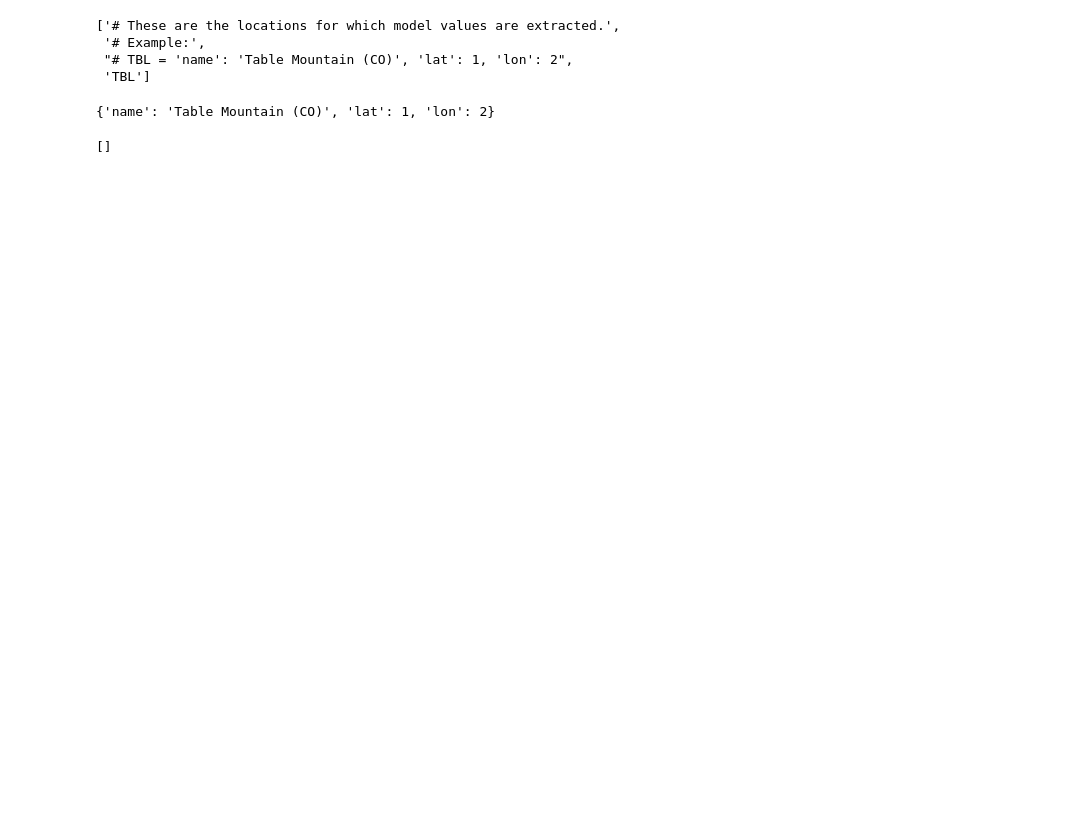
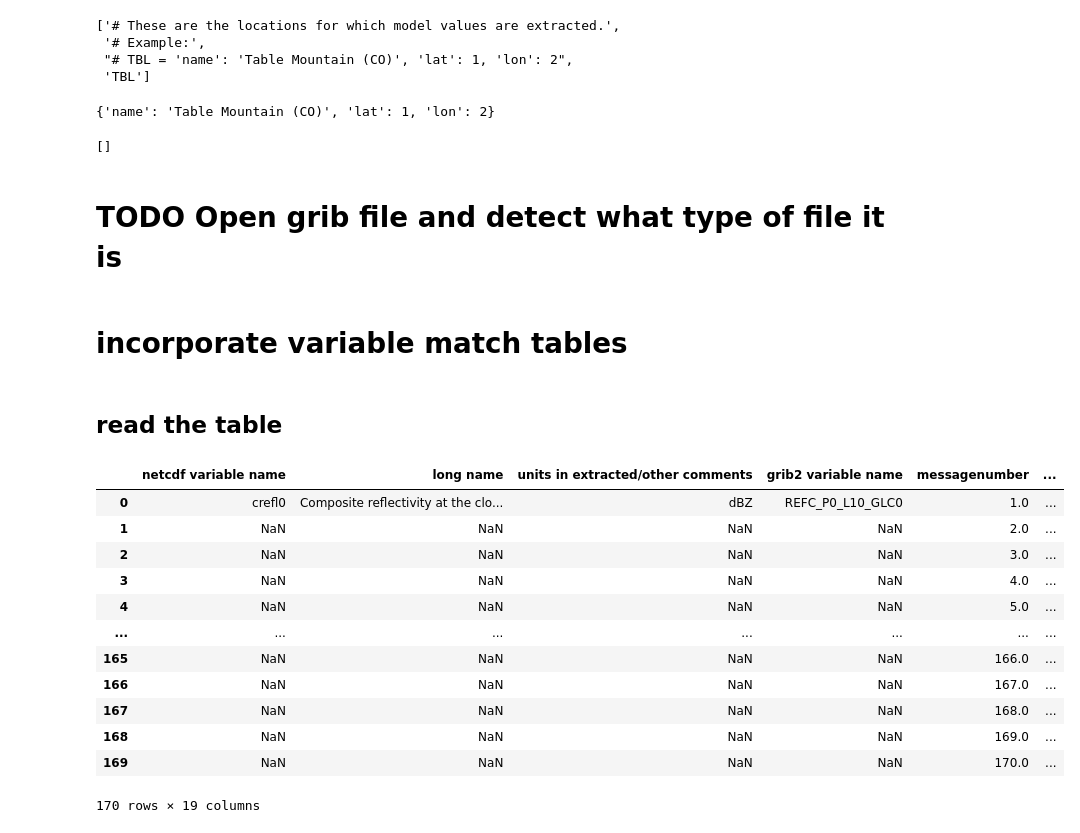
Before and after one commit to hagne/hrrr_sraper, a Jupyter notebook: examples/operationalize/development.ipynb, the cells around one changed output. Saved outputs shown, nothing was run; the diff lists cells and outputs as text; code cells hidden in the pictures; blank space fills up the shorter version.

```diff
--- a/examples/operationalize/development.ipynb
+++ b/examples/operationalize/development.ipynb
@@ -57,3 +193,27 @@ ast.literal_eval(f'{{{sec["TBL"]}}}')
 list(config_in['variables'].keys())
 # %% [output]
 []
+# %% [markdown]
+# **TODO** Open grib file and detect what type of file it is
+# %% [markdown]
+# incorporate variable match tables
+# %% [markdown]
+## read the table
+# %%
+p2varmatch = 'hrrr_2d_grb_info_matched.xlsx'
+df = pd.read_excel(p2varmatch)
+df
+# %% [output]
+|  | netcdf variable name | long name | units in extracted/other comments | grib2 variable name | messagenumber | ... |
+| 0 | crefl0 | Composite reflectivity at the clo... | dBZ | REFC_P0_L10_GLC0 | 1.0 | ... |
+| 1 | NaN | NaN | NaN | NaN | 2.0 | ... |
+| 2 | NaN | NaN | NaN | NaN | 3.0 | ... |
+| 3 | NaN | NaN | NaN | NaN | 4.0 | ... |
+| 4 | NaN | NaN | NaN | NaN | 5.0 | ... |
+| ... | ... | ... | ... | ... | ... | ... |
+| 165 | NaN | NaN | NaN | NaN | 166.0 | ... |
+| 166 | NaN | NaN | NaN | NaN | 167.0 | ... |
+| 167 | NaN | NaN | NaN | NaN | 168.0 | ... |
+| 168 | NaN | NaN | NaN | NaN | 169.0 | ... |
+| 169 | NaN | NaN | NaN | NaN | 170.0 | ... |
+170 rows × 19 columns
```
Also changed, not shown: parts of 57 cells of this notebook, 11 other files.
